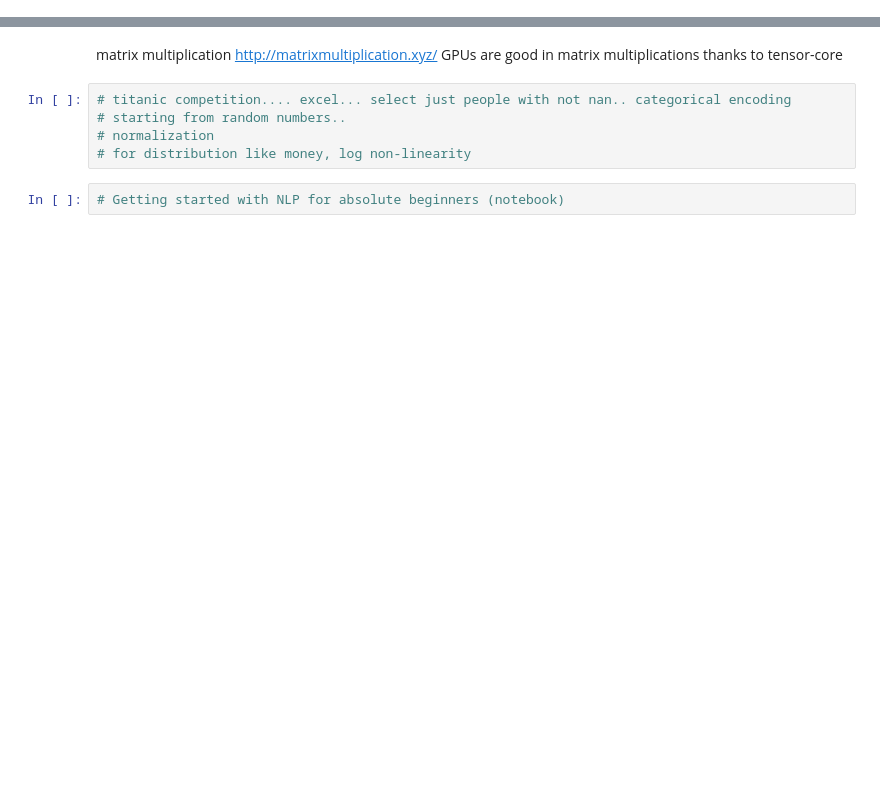
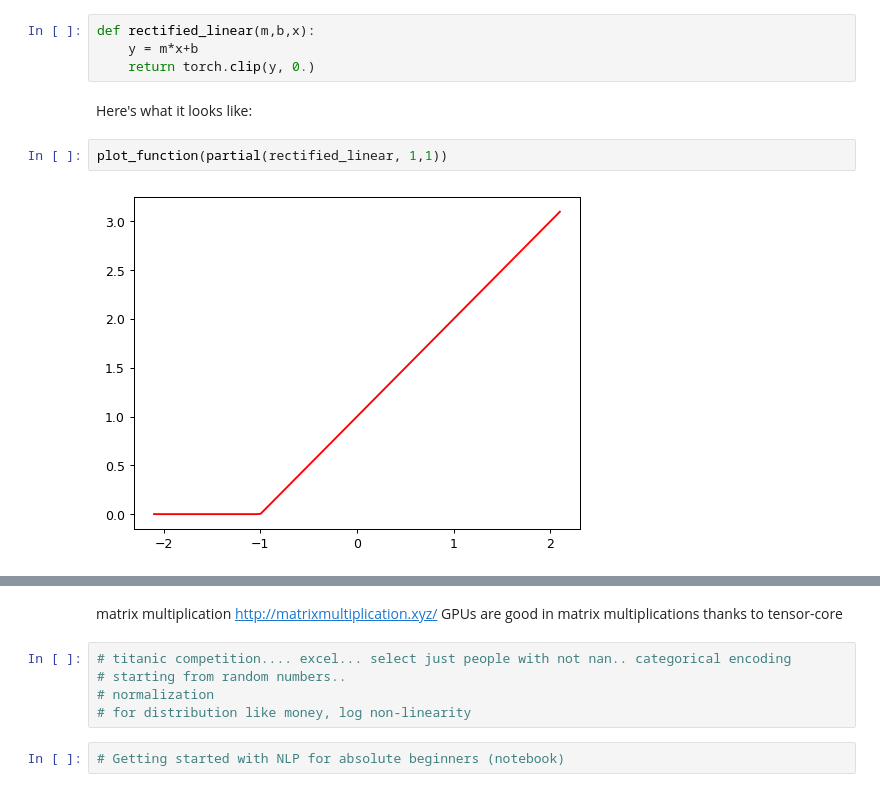
Before and after one commit to conti748/fastbook, a Jupyter notebook: 03_neural_net_foundations/lesson.ipynb, the cells around one changed output, grey strips where cells are left out. Drawn from its saved outputs; the diff is of its cells as text; blank space fills up the shorter version.

```diff
--- a/03_neural_net_foundations/lesson.ipynb
+++ b/03_neural_net_foundations/lesson.ipynb
@@ -29,0 +306,10 @@ now, with this data, we want to rencostruct our original shape
+# %%
+def rectified_linear(m,b,x):
+    y = m*x+b
+    return torch.clip(y, 0.)
+# %% [markdown]
+Here's what it looks like:
+# %%
+plot_function(partial(rectified_linear, 1,1))
+# %% [output]
+[figure, added]
```
Also changed, not shown: parts of 72 cells of this notebook, 1 other file.
